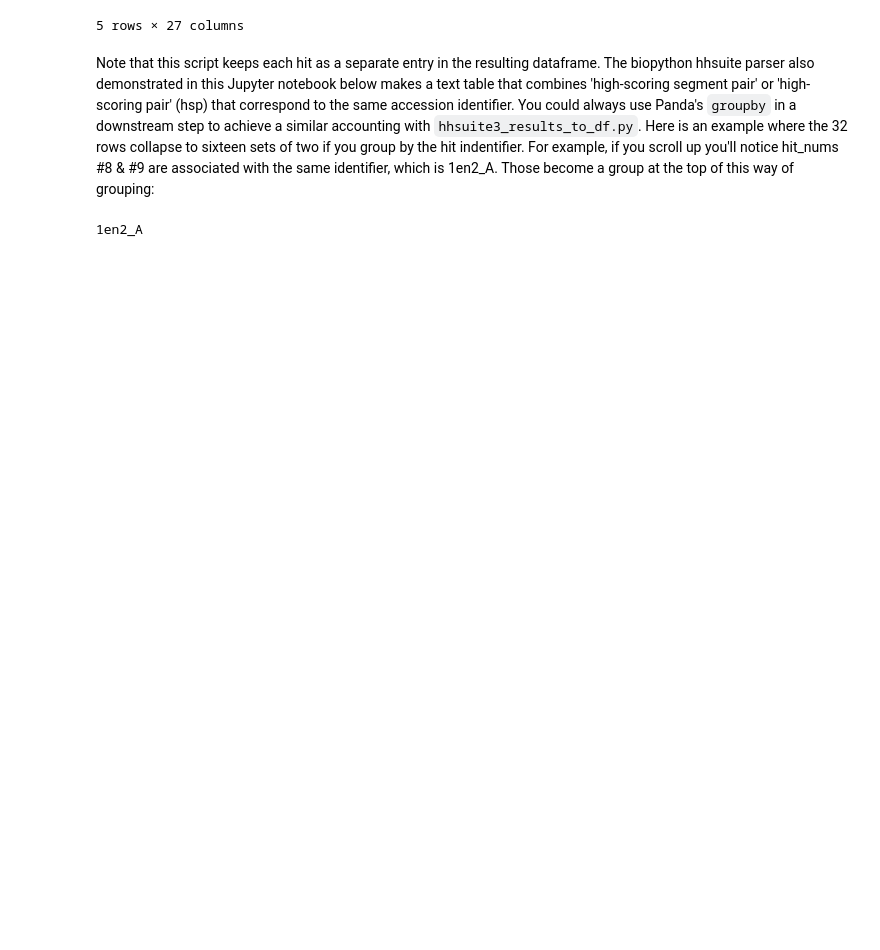
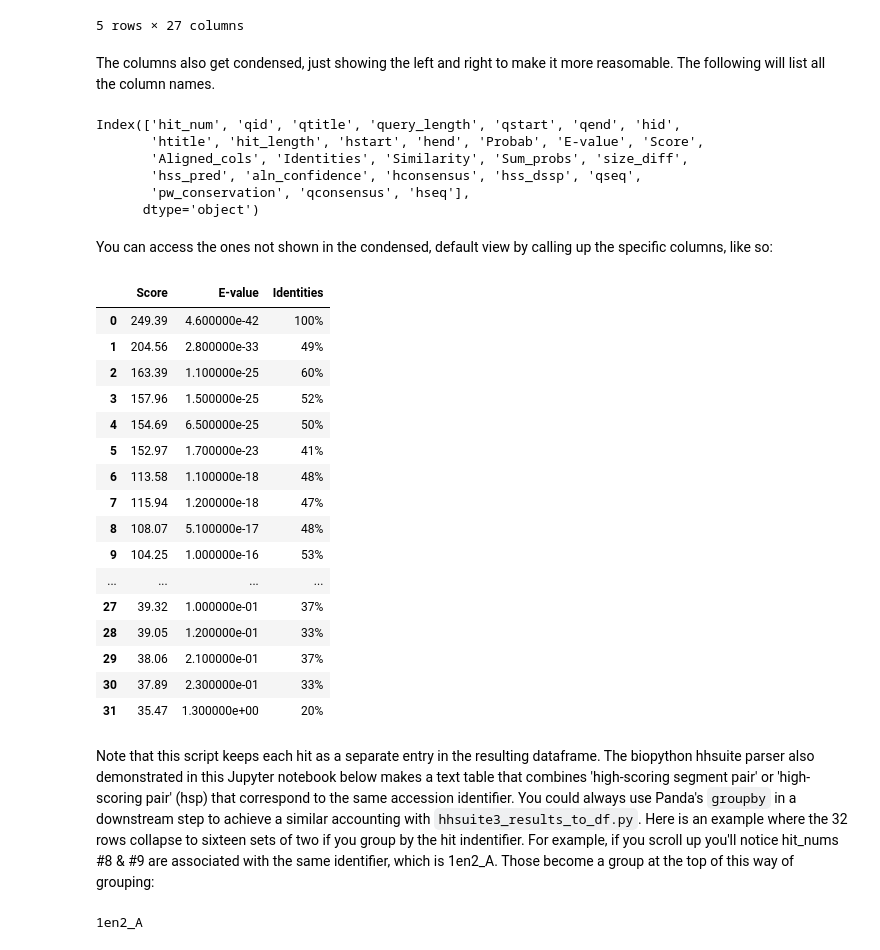
Before and after one commit to fomightez/hhsuite3-binder, a Jupyter notebook: notebooks/Using Python to examine HH-suite3 results.ipynb, the cells around one changed output. Saved outputs shown, nothing was run; the diff lists cells and outputs as text; code cells hidden in the pictures; blank space fills up the shorter version.

Commit message:
add fresh run of nb with how to access columns cut off during condensing view

```diff
--- a/notebooks/Using Python to examine HH-suite3 results.ipynb
+++ b/notebooks/Using Python to examine HH-suite3 results.ipynb
@@ -134,6 +134,39 @@ df.head()
 | 3 | 4 | 2UVO:A|PDBID|CHAIN|SEQUENCE | 2UVO:A|PDBID|CHAIN|SEQUENCE | 171 | 44 | 167 | 1ulk_A | 1ulk_A Lectin-C; chitin-binding p... | 126 | 2 | ... |
 | 4 | 5 | 2UVO:A|PDBID|CHAIN|SEQUENCE | 2UVO:A|PDBID|CHAIN|SEQUENCE | 171 | 1 | 123 | 1ulk_A | 1ulk_A Lectin-C; chitin-binding p... | 126 | 2 | ... |
 5 rows × 27 columns
+# %% [markdown]
+The columns also get condensed, just showing the left and right to make it more reasomable. The following will list all the column names.
+# %%
+df.columns
+# %% [output]
+Index(['hit_num', 'qid', 'qtitle', 'query_length', 'qstart', 'qend', 'hid',
+       'htitle', 'hit_length', 'hstart', 'hend', 'Probab', 'E-value', 'Score',
+       'Aligned_cols', 'Identities', 'Similarity', 'Sum_probs', 'size_diff',
+       'hss_pred', 'aln_confidence', 'hconsensus', 'hss_dssp', 'qseq',
+       'pw_conservation', 'qconsensus', 'hseq'],
+      dtype='object')
+# %% [markdown]
+You can access the ones not shown in the condensed, default view by calling up the specific columns, like so:
+# %%
+df[["Score","E-value","Identities"]]
+# %% [output]
+|  | Score | E-value | Identities |
+| 0 | 249.39 | 4.600000e-42 | 100% |
+| 1 | 204.56 | 2.800000e-33 | 49% |
+| 2 | 163.39 | 1.100000e-25 | 60% |
+| 3 | 157.96 | 1.500000e-25 | 52% |
+| 4 | 154.69 | 6.500000e-25 | 50% |
+| 5 | 152.97 | 1.700000e-23 | 41% |
+| 6 | 113.58 | 1.100000e-18 | 48% |
+| 7 | 115.94 | 1.200000e-18 | 47% |
+| 8 | 108.07 | 5.100000e-17 | 48% |
+| 9 | 104.25 | 1.000000e-16 | 53% |
+| ... | ... | ... | ... |
+| 27 | 39.32 | 1.000000e-01 | 37% |
+| 28 | 39.05 | 1.200000e-01 | 33% |
+| 29 | 38.06 | 2.100000e-01 | 37% |
+| 30 | 37.89 | 2.300000e-01 | 33% |
+| 31 | 35.47 | 1.300000e+00 | 20% |
 # %% [markdown]
 Note that this script keeps each hit as a separate entry in the resulting dataframe. The biopython hhsuite parser also demonstrated in this Jupyter notebook below makes a text table that combines 'high-scoring segment pair' or 'high-scoring pair' (hsp) that correspond to the same accession identifier. You could always use Panda's `groupby` in a downstream step to achieve a similar accounting with `hhsuite3_results_to_df.py`. Here is an example where the 32 rows collapse to sixteen sets of two if you group by the hit indentifier. For example, if you scroll up you'll notice hit_nums #8 & #9 are associated with the same identifier, which is 1en2_A. Those become a group at the top of this way of grouping:
 # %%
```
Also changed, not shown: parts of 2 cells of this notebook.
